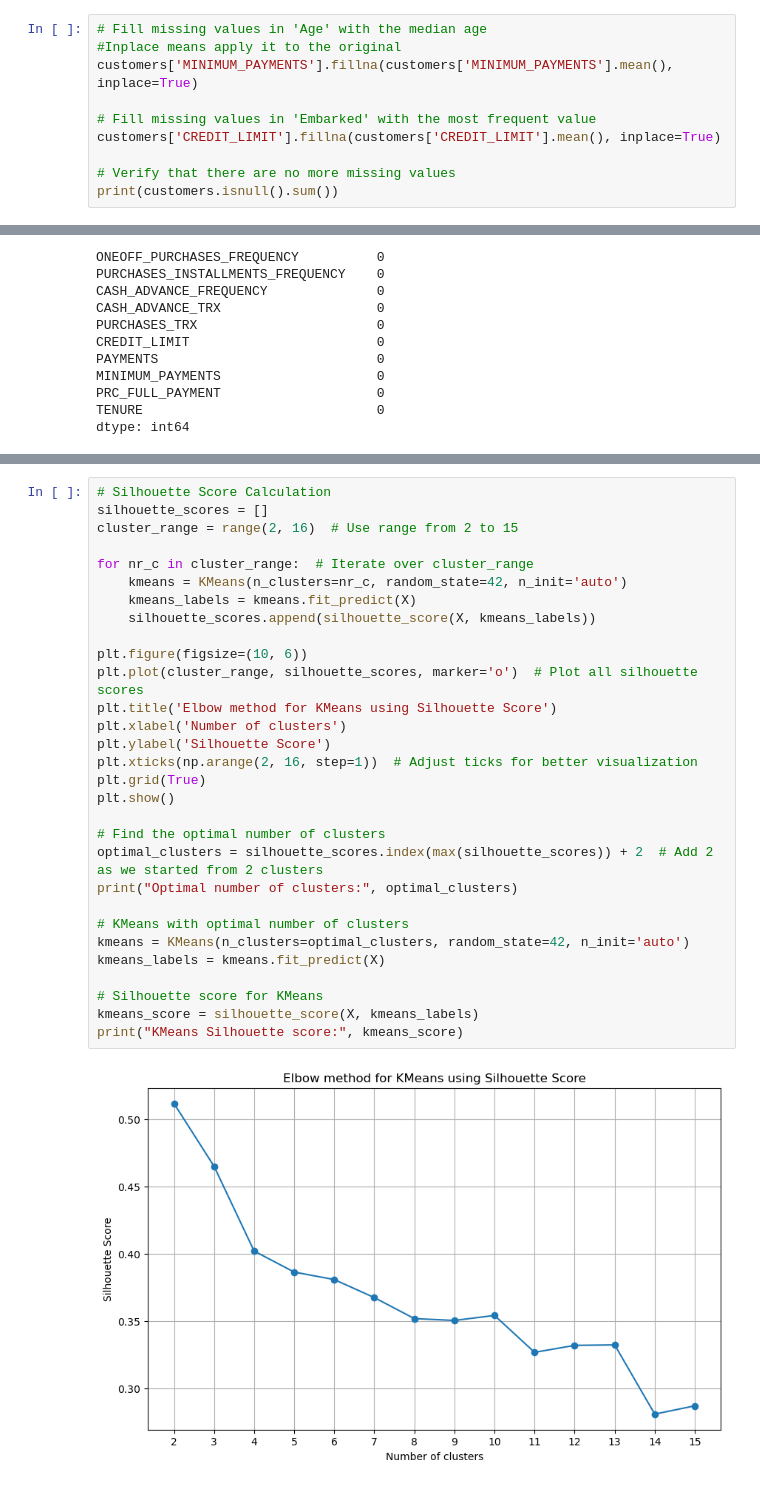
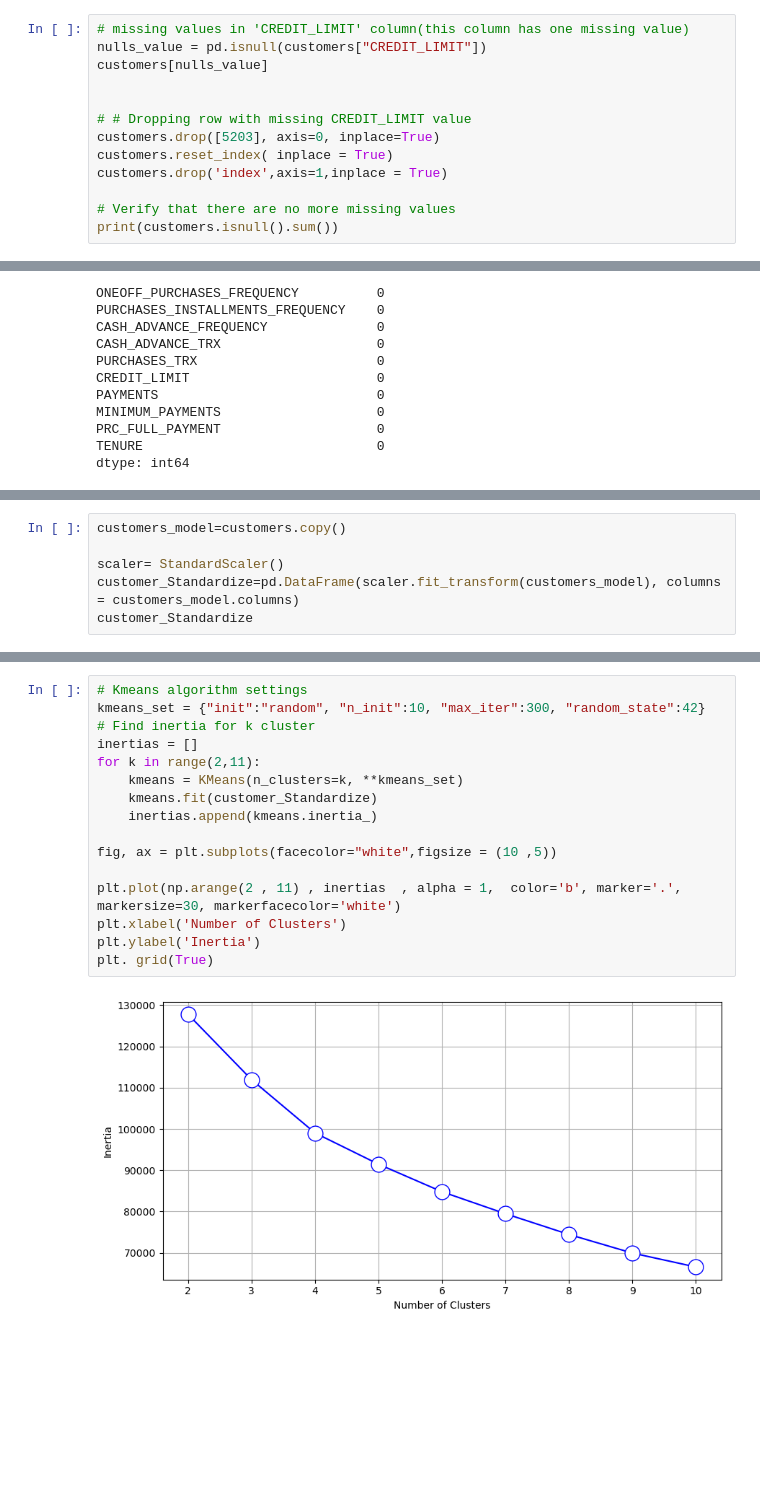
Before and after one commit to Abi-Sap/Unsupervised_Project, a Jupyter notebook: Unsupervised_Project.ipynb, the cells around one changed output, grey strips where cells are left out. Saved outputs shown, nothing was run; the diff lists cells and outputs as text; blank space fills up the shorter version.

Commit message:
K-means clustering

```diff
--- a/Unsupervised_Project.ipynb
+++ b/Unsupervised_Project.ipynb
@@ -143,12 +272,15 @@ customers[customers.duplicated]
 # %% [output]
 |  | BALANCE | BALANCE_FREQUENCY | PURCHASES | ONEOFF_PURCHASES | INSTALLMENTS_PURCHASES | CASH_ADVANCE | ... |
 # %%
-# Fill missing values in 'Age' with the median age
-#Inplace means apply it to the original
-customers['MINIMUM_PAYMENTS'].fillna(customers['MINIMUM_PAYMENTS'].mean(), inplace=True)
+# missing values in 'CREDIT_LIMIT' column(this column has one missing value)
+nulls_value = pd.isnull(customers["CREDIT_LIMIT"])
+customers[nulls_value]
 
-# Fill missing values in 'Embarked' with the most frequent value
-customers['CREDIT_LIMIT'].fillna(customers['CREDIT_LIMIT'].mean(), inplace=True)
+
+# # Dropping row with missing CREDIT_LIMIT value
+customers.drop([5203], axis=0, inplace=True)
+customers.reset_index( inplace = True)
+customers.drop('index',axis=1,inplace = True)
 
 # Verify that there are no more missing values
 print(customers.isnull().sum())
@@ -201,0 +400,6 @@ from sklearn.metrics import silhouette_score, davies_bouldin_score, calinski_har
+# %%
+customers_model=customers.copy()
+
+scaler= StandardScaler()
+customer_Standardize=pd.DataFrame(scaler.fit_transform(customers_model), columns = customers_model.columns)
+customer_Standardize
@@ -202,32 +422,18 @@ from sklearn.metrics import silhouette_score, davies_bouldin_score, calinski_har
 # %%
-# Silhouette Score Calculation
-silhouette_scores = []
-cluster_range = range(2, 16)  # Use range from 2 to 15
+# Kmeans algorithm settings
+kmeans_set = {"init":"random", "n_init":10, "max_iter":300, "random_state":42}
+# Find inertia for k cluster
+inertias = []
+for k in range(2,11):
+    kmeans = KMeans(n_clusters=k, **kmeans_set)
+    kmeans.fit(customer_Standardize)
+    inertias.append(kmeans.inertia_)
 
-for nr_c in cluster_range:  # Iterate over cluster_range
-    kmeans = KMeans(n_clusters=nr_c, random_state=42, n_init='auto')
-    kmeans_labels = kmeans.fit_predict(X)
-    silhouette_scores.append(silhouette_score(X, kmeans_labels))
+fig, ax = plt.subplots(facecolor="white",figsize = (10 ,5))
 
-plt.figure(figsize=(10, 6))
-plt.plot(cluster_range, silhouette_scores, marker='o')  # Plot all silhouette scores
-plt.title('Elbow method for KMeans using Silhouette Score')
-plt.xlabel('Number of clusters')
-plt.ylabel('Silhouette Score')
-plt.xticks(np.arange(2, 16, step=1))  # Adjust ticks for better visualization
-plt.grid(True)
-plt.show()
-
-# Find the optimal number of clusters
-optimal_clusters = silhouette_scores.index(max(silhouette_scores)) + 2  # Add 2 as we started from 2 clusters
-print("Optimal number of clusters:", optimal_clusters)
-
-# KMeans with optimal number of clusters
-kmeans = KMeans(n_clusters=optimal_clusters, random_state=42, n_init='auto')
-kmeans_labels = kmeans.fit_predict(X)
-
-# Silhouette score for KMeans
-kmeans_score = silhouette_score(X, kmeans_labels)
-print("KMeans Silhouette score:", kmeans_score)
+plt.plot(np.arange(2 , 11) , inertias  , alpha = 1,  color='b', marker='.', markersize=30, markerfacecolor='white')
+plt.xlabel('Number of Clusters')
+plt.ylabel('Inertia')
+plt. grid(True)
 # %% [output]
-[figure, old version]
+[figure, new version]
```
Also changed, not shown: parts of 44 cells of this notebook, 1 other file.
